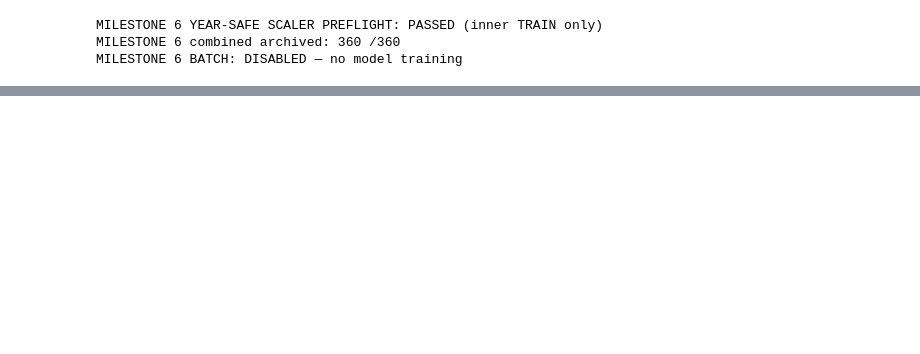
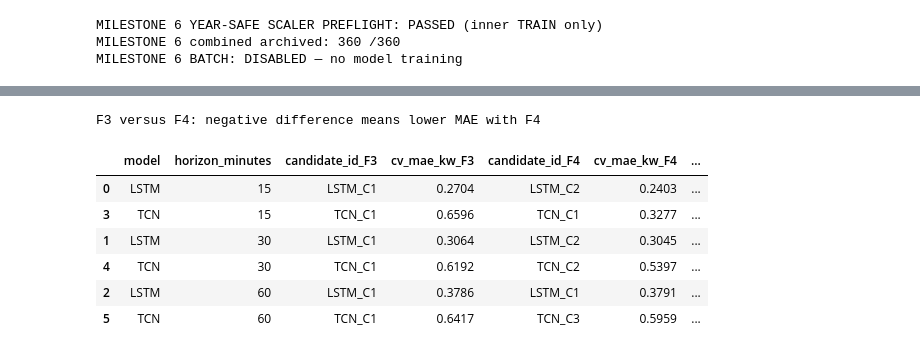
Before and after one commit to stardawgpower/solete-lunisolar-forecasting, a Jupyter notebook: notebooks/11_revised_neural_models.ipynb, the cells around one changed output, grey strips where cells are left out. Saved outputs shown, nothing was run; the diff lists cells and outputs as text; code cells hidden in the pictures; blank space fills up the shorter version.

```diff
--- a/notebooks/11_revised_neural_models.ipynb
+++ b/notebooks/11_revised_neural_models.ipynb
@@ -1511,0 +1584,20 @@ TCN    15                 47
+# %%
+f3 = family_winners.loc[family_winners["feature_family"] == "F3",
+                        ["model", "horizon_minutes", "candidate_id", "cv_mae_kw"]]
+f4 = family_winners.loc[family_winners["feature_family"] == "F4",
+                        ["model", "horizon_minutes", "candidate_id", "cv_mae_kw"]]
+feature_comparison = f3.merge(f4, on=["model", "horizon_minutes"],
+                              suffixes=("_F3", "_F4"))
+feature_comparison["F4_minus_F3_mae_kw"] = (
+    feature_comparison["cv_mae_kw_F4"] - feature_comparison["cv_mae_kw_F3"])
+print("F3 versus F4: negative difference means lower MAE with F4")
+display(feature_comparison.sort_values(["horizon_minutes", "model"]).round(4))
+# %% [output]
+F3 versus F4: negative difference means lower MAE with F4
+|  | model | horizon_minutes | candidate_id_F3 | cv_mae_kw_F3 | candidate_id_F4 | cv_mae_kw_F4 | ... |
+| 0 | LSTM | 15 | LSTM_C1 | 0.2704 | LSTM_C2 | 0.2403 | ... |
+| 3 | TCN | 15 | TCN_C1 | 0.6596 | TCN_C1 | 0.3277 | ... |
+| 1 | LSTM | 30 | LSTM_C1 | 0.3064 | LSTM_C2 | 0.3045 | ... |
+| 4 | TCN | 30 | TCN_C1 | 0.6192 | TCN_C2 | 0.5397 | ... |
+| 2 | LSTM | 60 | LSTM_C1 | 0.3786 | LSTM_C1 | 0.3791 | ... |
+| 5 | TCN | 60 | TCN_C1 | 0.6417 | TCN_C3 | 0.5959 | ... |
```
Also changed, not shown: parts of 37 cells of this notebook.
